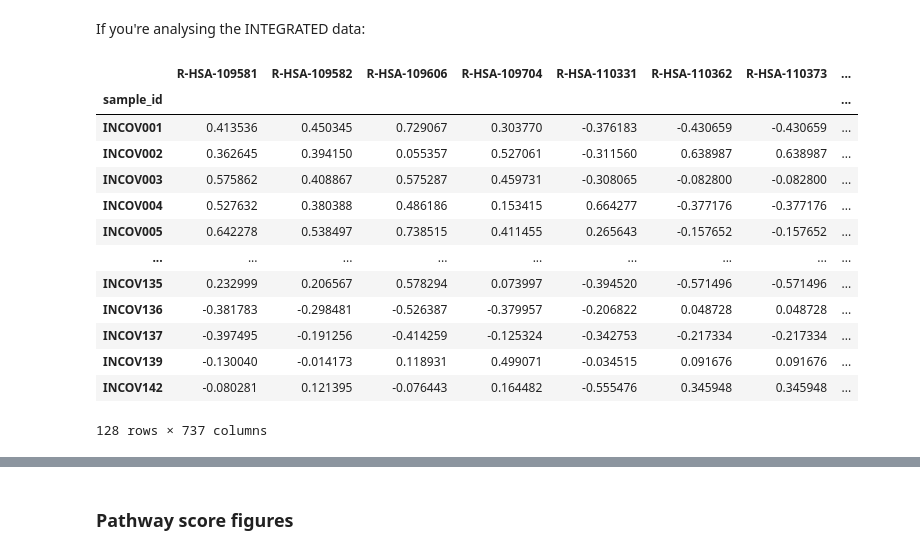
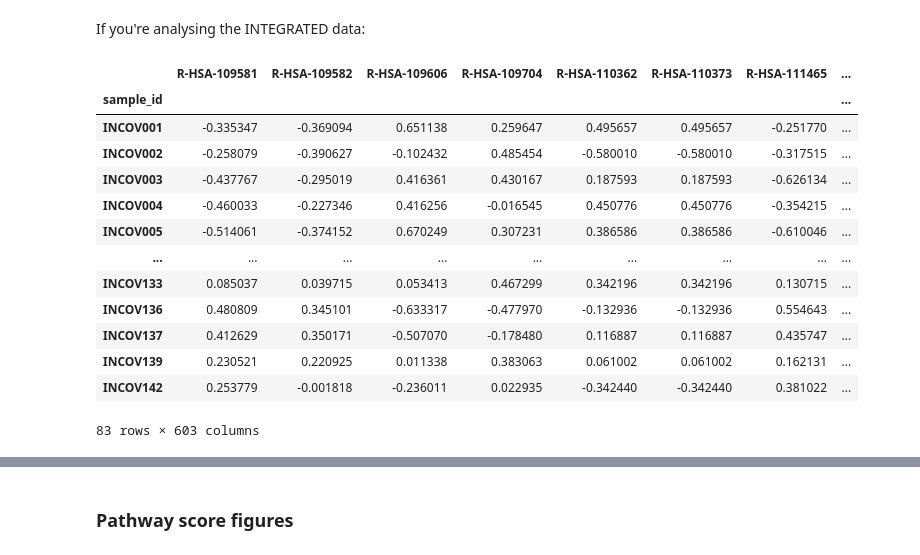
Before and after one commit to j-keung/multiomics-pathway-analysis, a Jupyter notebook: main_scripts/main_workflow.ipynb, the cells around one changed output, grey strips where cells are left out. Saved outputs shown, nothing was run; the diff lists cells and outputs as text; code cells hidden in the pictures.

```diff
--- a/main_scripts/main_workflow.ipynb
+++ b/main_scripts/main_workflow.ipynb
@@ -22,11 +23,11 @@ import networkx as nx
 #df = pd.read_csv('Data/Su_COVID_proteomics_processed.csv', index_col=0)
 # %%
 #Load the common cases dataset
-#df = pd.read_csv('../Data/Su_COVID_metabolomics_processed_commoncases.csv', index_col=0)
+df = pd.read_csv('../Data/Su_COVID_metabolomics_processed_commoncases.csv', index_col=0)
 
 #df = pd.read_csv('../Data/Su_COVID_proteomics_processed_commoncases.csv', index_col=0)
 
-df = pd.read_csv("../Data/Su_integrated_data.csv", index_col=0)
+#df = pd.read_csv("../Data/Su_integrated_data.csv", index_col=0)
 # %% [markdown]
 ### FOR DATA INTEGRATION STEP OR IF COMPARING BY CASE SEVERITY
 ### Subset the data to common samples
@@ -460,24 +505,24 @@ If you're analysing the INTEGRATED data:
 #Concatenated the pathways in a separate script
 reactome_pathways = pd.read_csv("../Data/Reactome_multi_omics_ChEBI_Uniprot.csv", index_col=0,dtype="str") #Dtype warning because in some columns, some values are in string format whereas some are in integer format, that's why I specify dtype="str"
 # %%
-kpca_scores = sspa.sspa_kpca(df.iloc[:,:-2], reactome_pathways)
-#kpca_scores = sspa.sspa_kpca(df_severe, reactome_pathways)
+#kpca_scores = sspa.sspa_kpca(df.iloc[:,:-2], reactome_pathways)
+kpca_scores = sspa.sspa_kpca(df_severe, reactome_pathways)
 kpca_scores
 # %% [output]
-|  | R-HSA-109581 | R-HSA-109582 | R-HSA-109606 | R-HSA-109704 | R-HSA-110331 | R-HSA-110362 | R-HSA-110373 | ... |
+|  | R-HSA-109581 | R-HSA-109582 | R-HSA-109606 | R-HSA-109704 | R-HSA-110362 | R-HSA-110373 | R-HSA-111465 | ... |
 | sample_id |  |  |  |  |  |  |  | ... |
-| INCOV001 | 0.413536 | 0.450345 | 0.729067 | 0.303770 | -0.376183 | -0.430659 | -0.430659 | ... |
-| INCOV002 | 0.362645 | 0.394150 | 0.055357 | 0.527061 | -0.311560 | 0.638987 | 0.638987 | ... |
-| INCOV003 | 0.575862 | 0.408867 | 0.575287 | 0.459731 | -0.308065 | -0.082800 | -0.082800 | ... |
-| INCOV004 | 0.527632 | 0.380388 | 0.486186 | 0.153415 | 0.664277 | -0.377176 | -0.377176 | ... |
-| INCOV005 | 0.642278 | 0.538497 | 0.738515 | 0.411455 | 0.265643 | -0.157652 | -0.157652 | ... |
+| INCOV001 | -0.335347 | -0.369094 | 0.651138 | 0.259647 | 0.495657 | 0.495657 | -0.251770 | ... |
+| INCOV002 | -0.258079 | -0.390627 | -0.102432 | 0.485454 | -0.580010 | -0.580010 | -0.317515 | ... |
+| INCOV003 | -0.437767 | -0.295019 | 0.416361 | 0.430167 | 0.187593 | 0.187593 | -0.626134 | ... |
+| INCOV004 | -0.460033 | -0.227346 | 0.416256 | -0.016545 | 0.450776 | 0.450776 | -0.354215 | ... |
+| INCOV005 | -0.514061 | -0.374152 | 0.670249 | 0.307231 | 0.386586 | 0.386586 | -0.610046 | ... |
 | ... | ... | ... | ... | ... | ... | ... | ... | ... |
-| INCOV135 | 0.232999 | 0.206567 | 0.578294 | 0.073997 | -0.394520 | -0.571496 | -0.571496 | ... |
-| INCOV136 | -0.381783 | -0.298481 | -0.526387 | -0.379957 | -0.206822 | 0.048728 | 0.048728 | ... |
-| INCOV137 | -0.397495 | -0.191256 | -0.414259 | -0.125324 | -0.342753 | -0.217334 | -0.217334 | ... |
-| INCOV139 | -0.130040 | -0.014173 | 0.118931 | 0.499071 | -0.034515 | 0.091676 | 0.091676 | ... |
-| INCOV142 | -0.080281 | 0.121395 | -0.076443 | 0.164482 | -0.555476 | 0.345948 | 0.345948 | ... |
+| INCOV133 | 0.085037 | 0.039715 | 0.053413 | 0.467299 | 0.342196 | 0.342196 | 0.130715 | ... |
+| INCOV136 | 0.480809 | 0.345101 | -0.633317 | -0.477970 | -0.132936 | -0.132936 | 0.554643 | ... |
+| INCOV137 | 0.412629 | 0.350171 | -0.507070 | -0.178480 | 0.116887 | 0.116887 | 0.435747 | ... |
+| INCOV139 | 0.230521 | 0.220925 | 0.011338 | 0.383063 | 0.061002 | 0.061002 | 0.162131 | ... |
+| INCOV142 | 0.253779 | -0.001818 | -0.236011 | 0.022935 | -0.342440 | -0.342440 | 0.381022 | ... |
-128 rows × 737 columns
+83 rows × 603 columns
 # %%
 check_centred(kpca_scores) #kpca centers the scores around zero (range is not 1 though)
 # %% [output]
```
Also changed, not shown: parts of 5 cells of this notebook, 2 other files.
